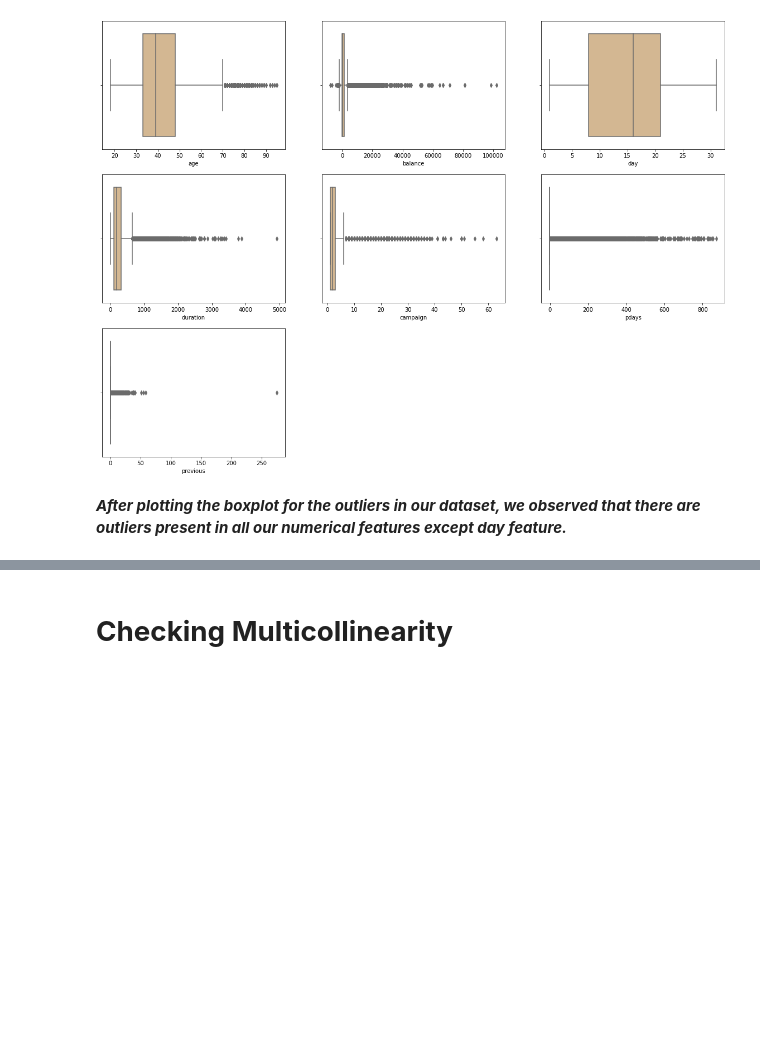
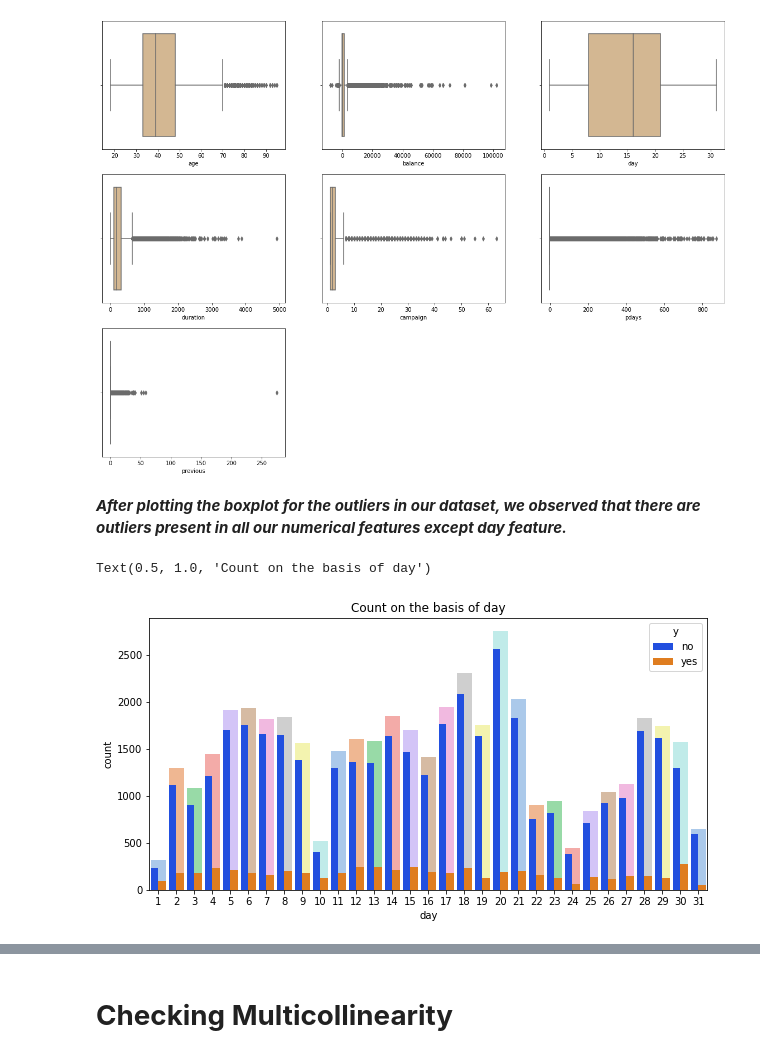
Before and after one commit to PrayagRD/Bank_Marketing_Effectiveness_Prediction-ML_Classification-, a Jupyter notebook: Bank_Marketing_Effectiveness_Prediction_(Classification)_Capstone_Project.ipynb, the cells around one changed output, grey strips where cells are left out. Saved outputs shown, nothing was run; the diff lists cells and outputs as text; code cells hidden in the pictures; blank space fills up the shorter version.

```diff
--- a/Bank_Marketing_Effectiveness_Prediction_(Classification)_Capstone_Project.ipynb
+++ b/Bank_Marketing_Effectiveness_Prediction_(Classification)_Capstone_Project.ipynb
@@ -278,3 +278,14 @@ plt.show()
 [figure]
 # %% [markdown]
 ***After plotting the boxplot for the outliers in our dataset, we observed that there are outliers present in all our numerical features except day feature.***
+# %%
+# deposit term on the basis of days
+
+fig, ax = plt.subplots(figsize=(10,5))
+sns.countplot(df.day, ax=ax, palette='pastel')
+sns.countplot(df.day, hue=df.y,ax=ax, palette='bright')
+plt.xlabel('day')
+plt.title('Count on the basis of day')
+# %% [output]
+Text(0.5, 1.0, 'Count on the basis of day')
+[figure, added]
```
Also changed, not shown: parts of 11 cells of this notebook.
